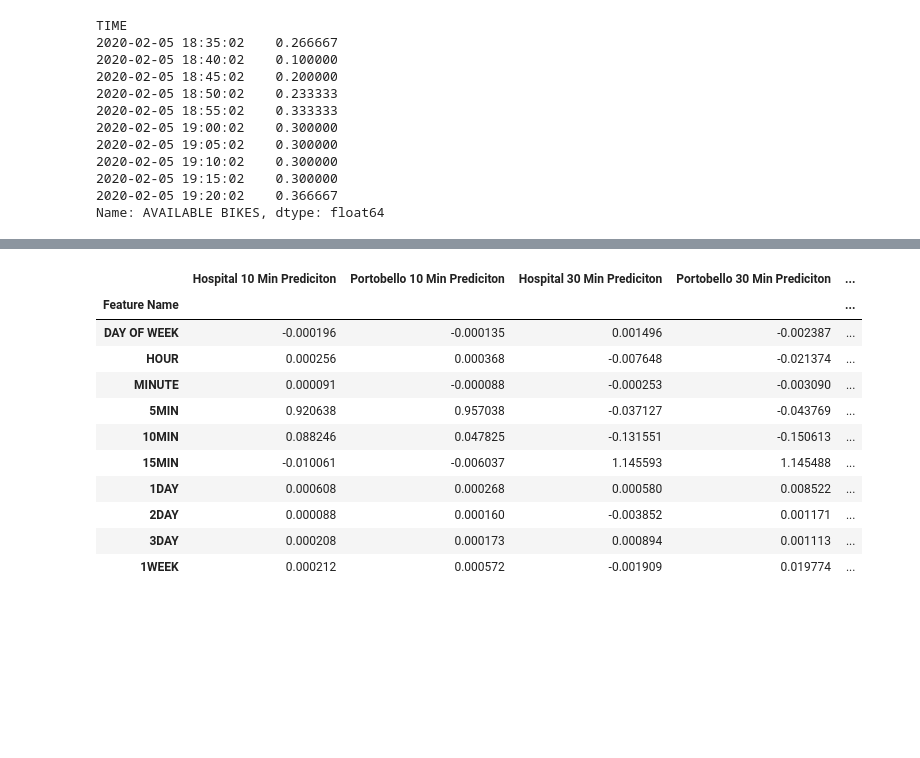
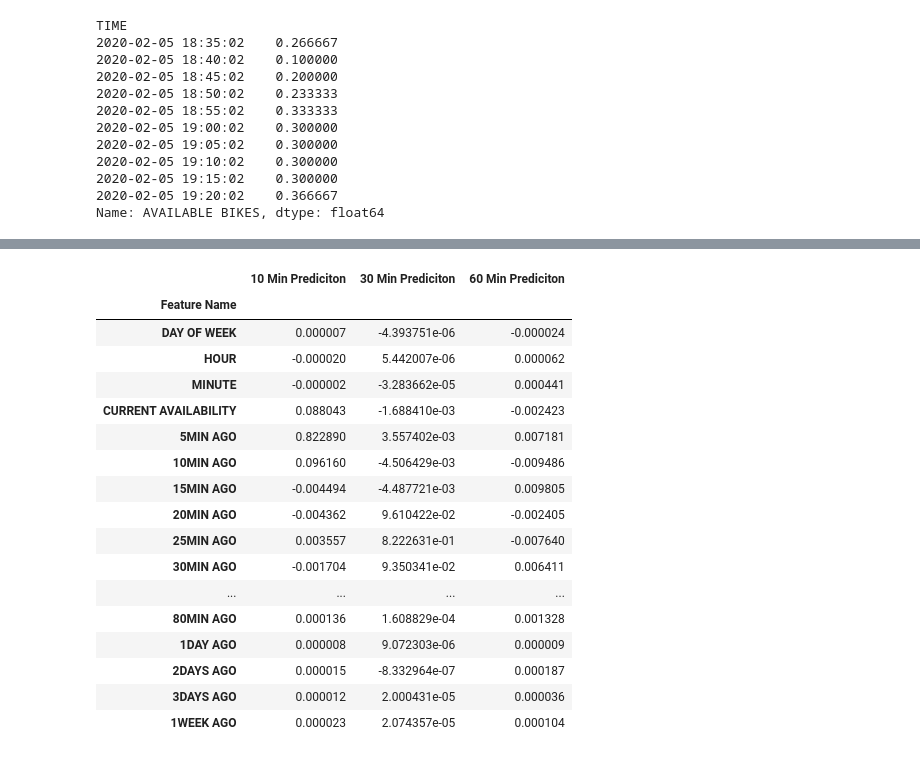
Before and after one commit to cormac-doyle/Final-Assignment-Machine-Learning, a Jupyter notebook: feature_engineering.ipynb, the cells around one changed output, grey strips where cells are left out. Saved outputs shown, nothing was run; the diff lists cells and outputs as text; code cells hidden in the pictures; blank space fills up the shorter version.

```diff
--- a/feature_engineering.ipynb
+++ b/feature_engineering.ipynb
@@ -88,11 +97,11 @@ df_hospital.set_index("TIME",inplace=True,drop=True)
 df_portobello.set_index("TIME",inplace=True,drop=True)
 # %%
 
-df_hospital_map["10MIN"]=shift_target_variable(df_hospital,10)
-df_portobello_map["10MIN"]=shift_target_variable(df_portobello,10)
+df_hospital_map["10MIN"]=shift_target_variable(df_hospital, prediction_time = 10)
+df_portobello_map["10MIN"]=shift_target_variable(df_portobello, prediction_time = 10)
 
-df_hospital_map["30MIN"]=shift_target_variable(df_hospital,30)
-df_portobello_map["30MIN"]=shift_target_variable(df_portobello,30)
+df_hospital_map["30MIN"]=shift_target_variable(df_hospital, prediction_time = 30)
+df_portobello_map["30MIN"]=shift_target_variable(df_portobello, prediction_time = 30)
 
-df_hospital_map["60MIN"]=shift_target_variable(df_hospital,60)
-df_portobello_map["60MIN"]=shift_target_variable(df_portobello, 60)
+df_hospital_map["60MIN"]=shift_target_variable(df_hospital, prediction_time = 60)
+df_portobello_map["60MIN"]=shift_target_variable(df_portobello, prediction_time =  60)
@@ -139,25 +167,37 @@ for key in X_portobello.keys():
 # %%
-df=pd.DataFrame({"Feature Name":ridge_model_hospital["10MIN"].feature_names_in_,
-"Hospital 10 Min Prediciton":ridge_model_hospital["10MIN"].coef_,
-"Portobello 10 Min Prediciton":ridge_model_portobello["10MIN"].coef_,
-"Hospital 30 Min Prediciton":ridge_model_hospital["30MIN"].coef_,
-"Portobello 30 Min Prediciton":ridge_model_portobello["30MIN"].coef_,
-"Hospital 60 Min Prediciton":ridge_model_hospital["60MIN"].coef_,
-"Portobello 60 Min Prediciton":ridge_model_portobello["60MIN"].coef_
+hospital_features_df=pd.DataFrame({"Feature Name":ridge_model_hospital["10MIN"].feature_names_in_,
+"10 Min Prediciton":ridge_model_hospital["10MIN"].coef_,
+"30 Min Prediciton":ridge_model_hospital["30MIN"].coef_,
+"60 Min Prediciton":ridge_model_hospital["60MIN"].coef_
 })
-df.set_index("Feature Name",inplace=True)
 
-df
+portobello_features_df=pd.DataFrame({"Feature Name":ridge_model_hospital["10MIN"].feature_names_in_,
+"10 Min Prediciton":ridge_model_portobello["10MIN"].coef_,
+"30 Min Prediciton":ridge_model_portobello["30MIN"].coef_,
+"60 Min Prediciton":ridge_model_portobello["60MIN"].coef_
+})
+
+hospital_features_df.set_index("Feature Name",inplace=True)
+portobello_features_df.set_index("Feature Name",inplace=True)
+
+
+hospital_features_df
 # %% [output]
-|  | Hospital 10 Min Prediciton | Portobello 10 Min Prediciton | Hospital 30 Min Prediciton | Portobello 30 Min Prediciton | ... |
-| Feature Name |  |  |  |  | ... |
-| DAY OF WEEK | -0.000196 | -0.000135 | 0.001496 | -0.002387 | ... |
-| HOUR | 0.000256 | 0.000368 | -0.007648 | -0.021374 | ... |
-| MINUTE | 0.000091 | -0.000088 | -0.000253 | -0.003090 | ... |
-| 5MIN | 0.920638 | 0.957038 | -0.037127 | -0.043769 | ... |
-| 10MIN | 0.088246 | 0.047825 | -0.131551 | -0.150613 | ... |
-| 15MIN | -0.010061 | -0.006037 | 1.145593 | 1.145488 | ... |
-| 1DAY | 0.000608 | 0.000268 | 0.000580 | 0.008522 | ... |
-| 2DAY | 0.000088 | 0.000160 | -0.003852 | 0.001171 | ... |
-| 3DAY | 0.000208 | 0.000173 | 0.000894 | 0.001113 | ... |
-| 1WEEK | 0.000212 | 0.000572 | -0.001909 | 0.019774 | ... |
+|  | 10 Min Prediciton | 30 Min Prediciton | 60 Min Prediciton |
+| Feature Name |  |  |  |
+| DAY OF WEEK | 0.000007 | -4.393751e-06 | -0.000024 |
+| HOUR | -0.000020 | 5.442007e-06 | 0.000062 |
+| MINUTE | -0.000002 | -3.283662e-05 | 0.000441 |
+| CURRENT AVAILABILITY | 0.088043 | -1.688410e-03 | -0.002423 |
+| 5MIN AGO | 0.822890 | 3.557402e-03 | 0.007181 |
+| 10MIN AGO | 0.096160 | -4.506429e-03 | -0.009486 |
+| 15MIN AGO | -0.004494 | -4.487721e-03 | 0.009805 |
+| 20MIN AGO | -0.004362 | 9.610422e-02 | -0.002405 |
+| 25MIN AGO | 0.003557 | 8.222631e-01 | -0.007640 |
+| 30MIN AGO | -0.001704 | 9.350341e-02 | 0.006411 |
+| ... | ... | ... | ... |
+| 80MIN AGO | 0.000136 | 1.608829e-04 | 0.001328 |
+| 1DAY AGO | 0.000008 | 9.072303e-06 | 0.000009 |
+| 2DAYS AGO | 0.000015 | -8.332964e-07 | 0.000187 |
+| 3DAYS AGO | 0.000012 | 2.000431e-05 | 0.000036 |
+| 1WEEK AGO | 0.000023 | 2.074357e-05 | 0.000104 |
```
Also changed, not shown: parts of 7 cells of this notebook, 2 other files.
